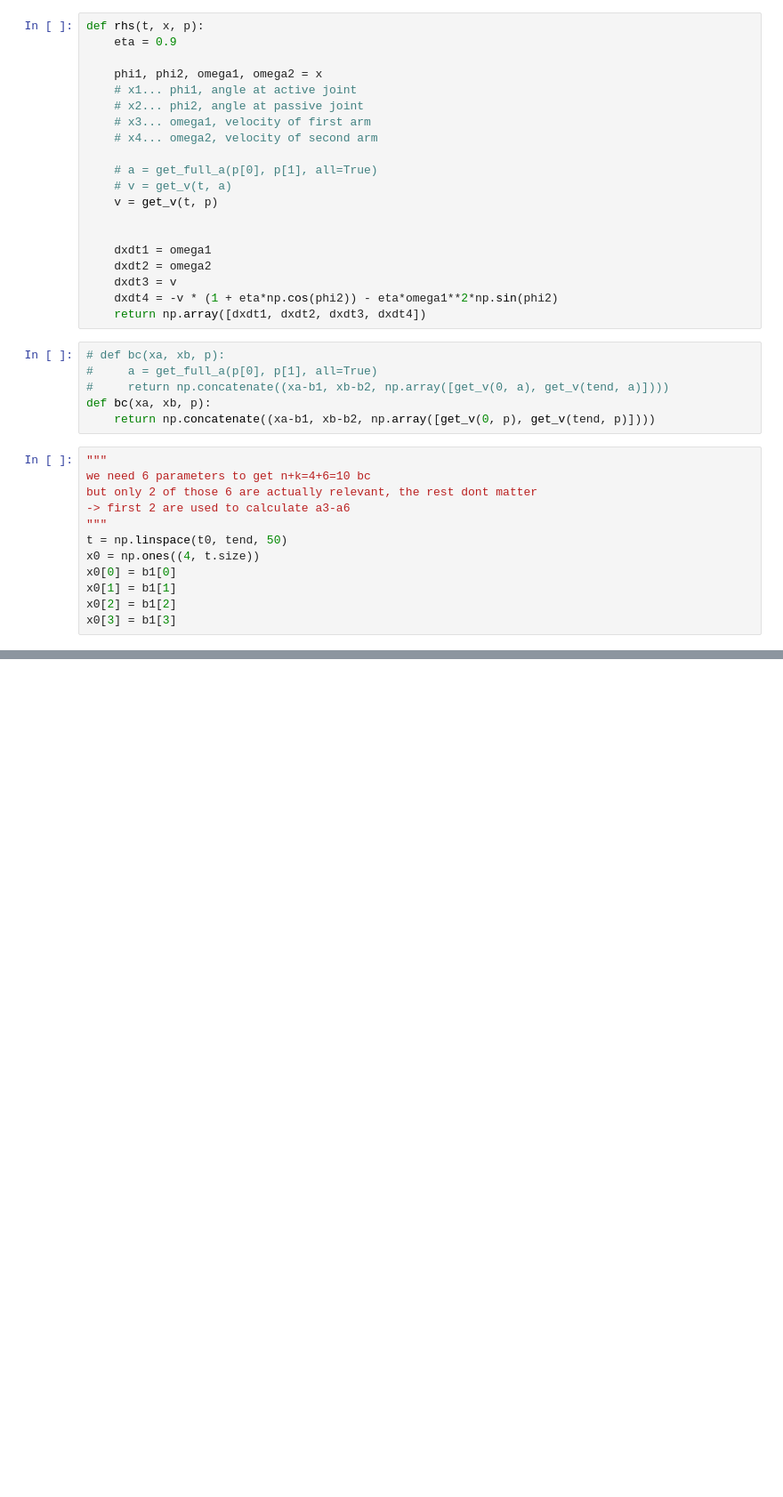
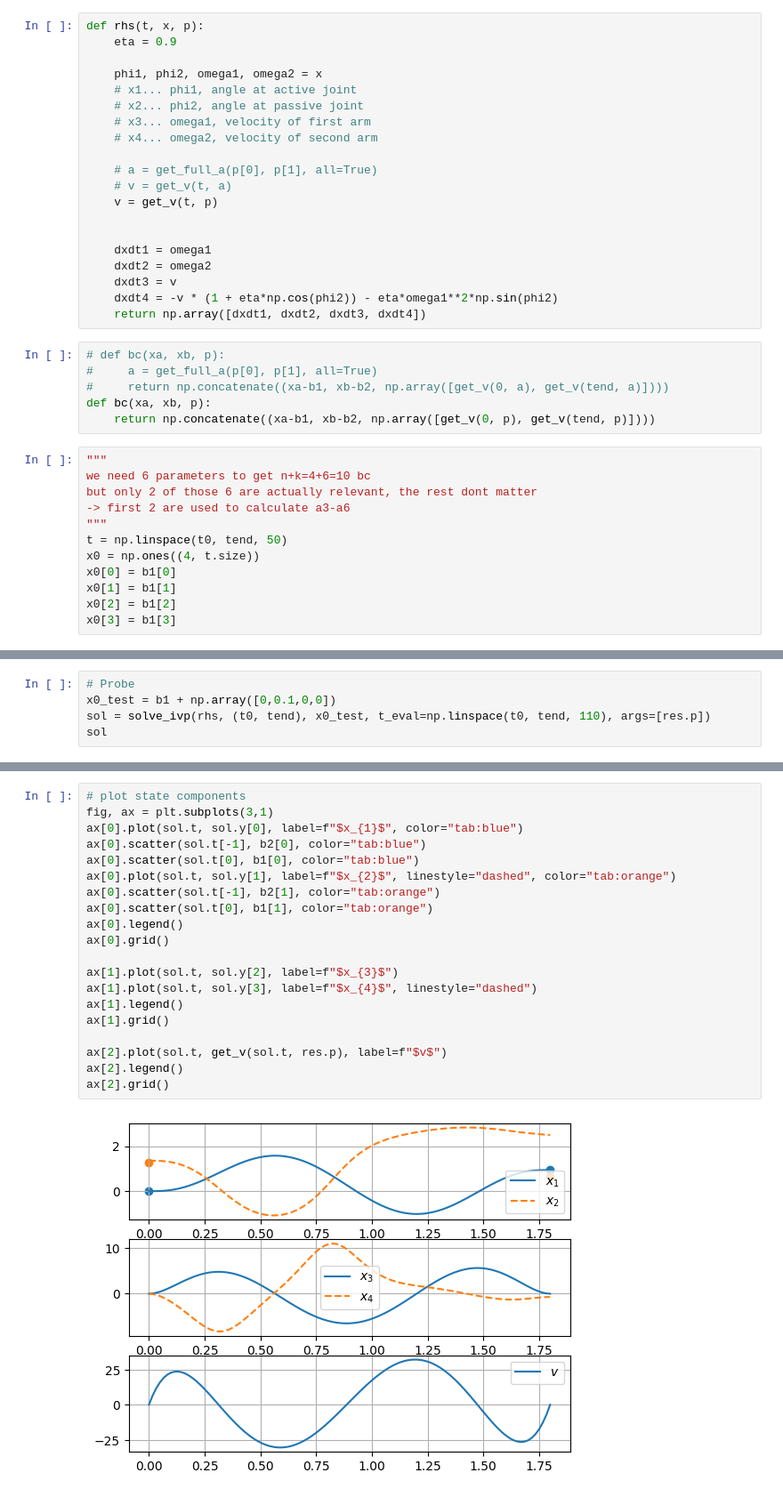
Before and after one commit to JuliusFiedler/polecart_ml, a Jupyter notebook: classical/manipulator_theory.ipynb, the cells around one changed output, grey strips where cells are left out. Shown at 89% size. Cells and saved outputs as stored; diff of their text form; blank space fills up the shorter version.

```diff
--- a/classical/manipulator_theory.ipynb
+++ b/classical/manipulator_theory.ipynb
@@ -142,0 +158,5 @@ ax[2].grid()
+# %%
+# Probe
+x0_test = b1 + np.array([0,0.1,0,0])
+sol = solve_ivp(rhs, (t0, tend), x0_test, t_eval=np.linspace(t0, tend, 110), args=[res.p])
+sol
@@ -143,3 +178,25 @@ ax[2].grid()
+# %%
+# plot state components
+fig, ax = plt.subplots(3,1)
+ax[0].plot(sol.t, sol.y[0], label=f"$x_{1}$", color="tab:blue")
+ax[0].scatter(sol.t[-1], b2[0], color="tab:blue")
+ax[0].scatter(sol.t[0], b1[0], color="tab:blue")
+ax[0].plot(sol.t, sol.y[1], label=f"$x_{2}$", linestyle="dashed", color="tab:orange")
+ax[0].scatter(sol.t[-1], b2[1], color="tab:orange")
+ax[0].scatter(sol.t[0], b1[1], color="tab:orange")
+ax[0].legend()
+ax[0].grid()
+
+ax[1].plot(sol.t, sol.y[2], label=f"$x_{3}$")
+ax[1].plot(sol.t, sol.y[3], label=f"$x_{4}$", linestyle="dashed")
+ax[1].legend()
+ax[1].grid()
+
+ax[2].plot(sol.t, get_v(sol.t, res.p), label=f"$v$")
+ax[2].legend()
+ax[2].grid()
+# %% [output]
+[figure, added]
 # %%
 if 0:
     import matplotlib.animation as animation
```
Also changed, not shown: parts of 8 cells of this notebook, 3 other files.
